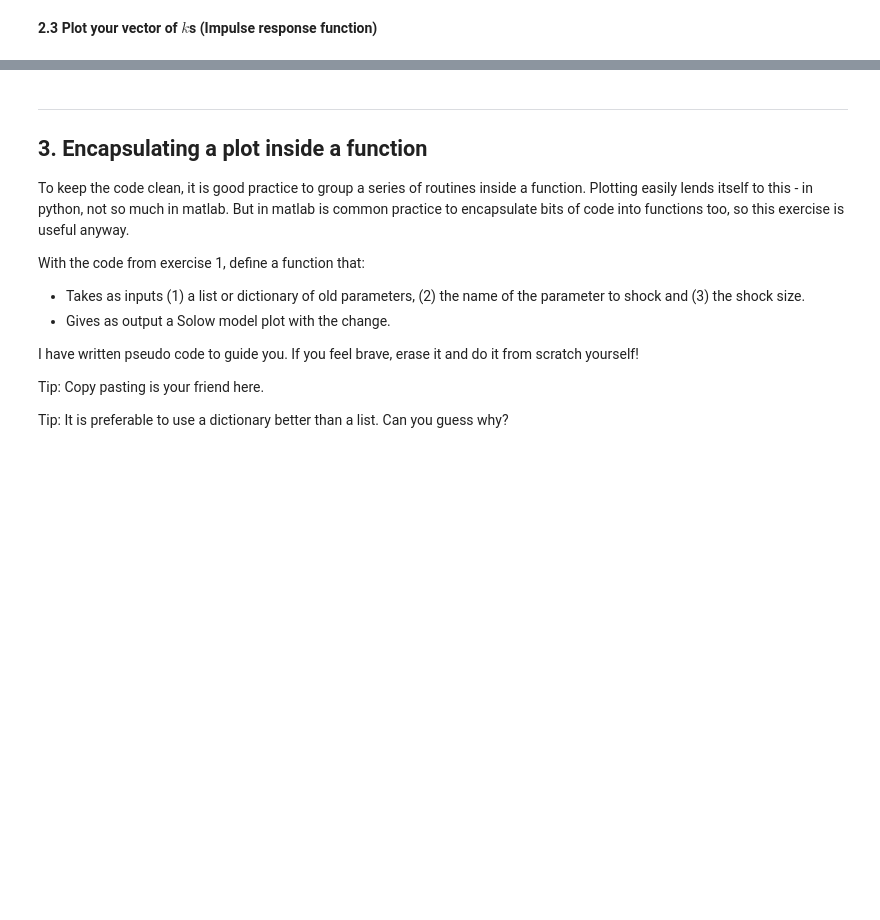
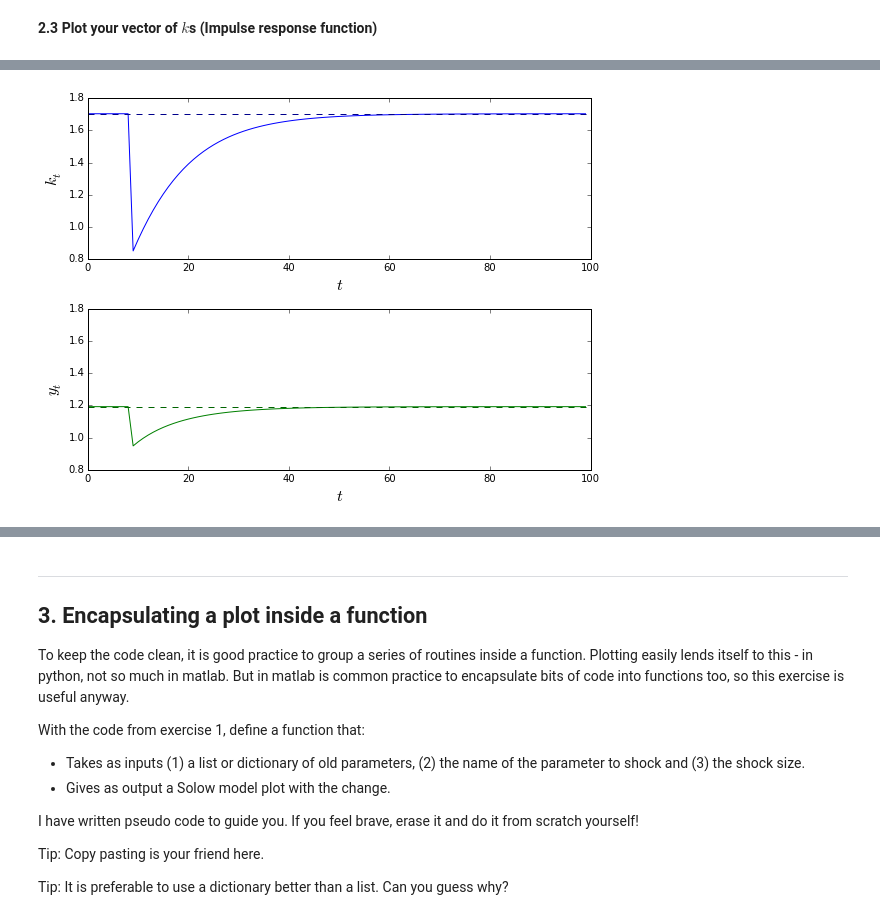
Before and after one commit to crisla/code-club, a Jupyter notebook: s1/Solow Model Example - Solution.ipynb, the cells around one changed output, grey strips where cells are left out. Saved outputs shown, nothing was run; the diff lists cells and outputs as text; code cells hidden in the pictures; blank space fills up the shorter version.

```diff
--- a/s1/Solow Model Example - Solution.ipynb
+++ b/s1/Solow Model Example - Solution.ipynb
@@ -158,0 +198,21 @@ Remember: the first 10 should be all equal to $k^*$
+# %%
+y_irf = k_irf**my_pams['alpha']
+
+plt.figure(figsize=(8,6))
+plt.subplot(211)
+plt.plot(range(100),k_irf)
+plt.axhline(k_ss,ls='--',c='darkblue')
+plt.xlabel("$t$", fontsize=16)
+plt.ylabel("$k_t$", fontsize=16)
+
+plt.subplot(212)
+plt.plot(range(100),y_irf,c='green')
+plt.axhline(k_ss**my_pams['alpha'],ls='--',c='darkgreen')
+plt.xlabel("$t$", fontsize=16)
+plt.ylabel("$y_t$", fontsize=16)
+plt.ylim(0.8,1.8)
+
+plt.tight_layout()        # Super convenient function to fit the plots!
+plt.show()
+# %% [output]
+[figure, added]
```
Also changed, not shown: parts of 24 cells of this notebook.
